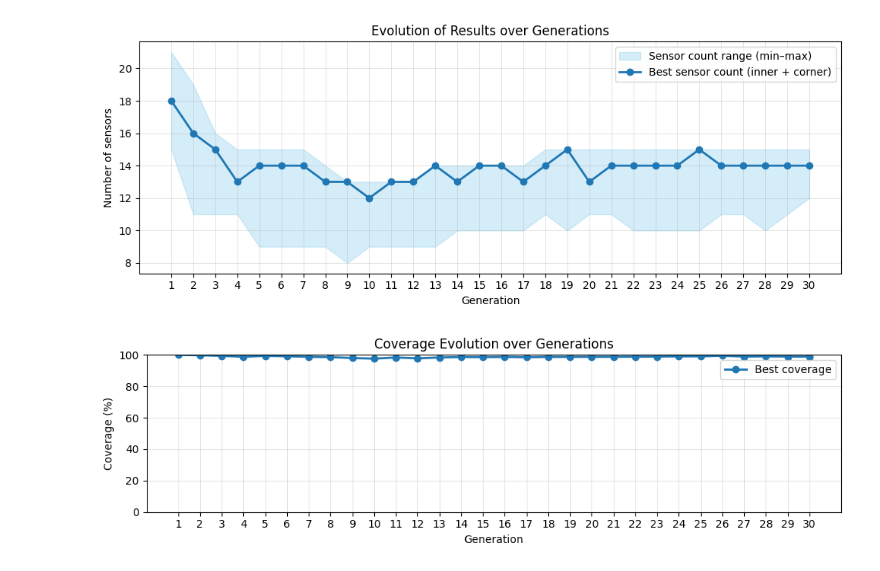
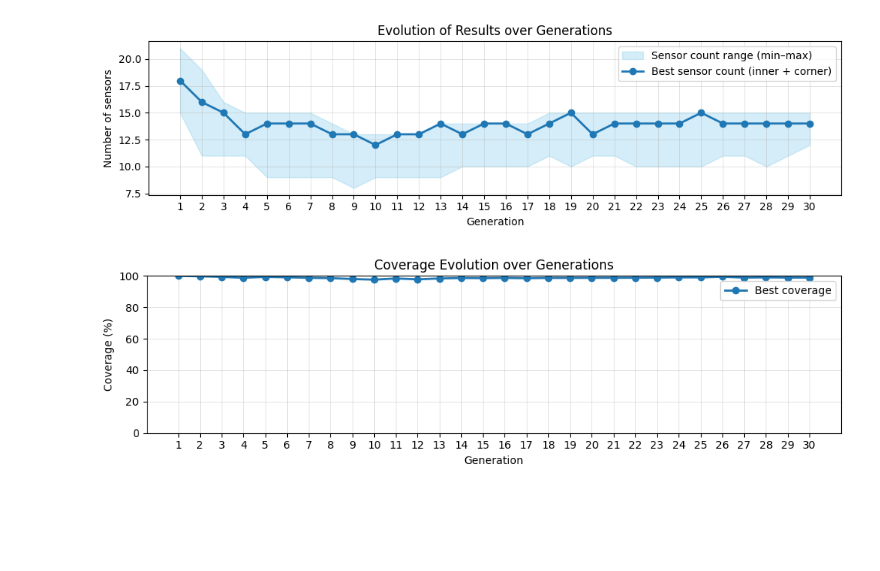
Before and after one commit to yutakseo/SensorDeployment_Optimizer, a Jupyter notebook: analyze_result.ipynb, the cells around one changed output. Cells and saved outputs as stored; diff of their text form; code cells hidden in the pictures; blank space fills up the shorter version.

```diff
--- a/analyze_result.ipynb
+++ b/analyze_result.ipynb
@@ -11,12 +10,12 @@ analyzer = Analyzer(
 # %%
 analyzer.plot_evolution_trend(
                         include_corners=True,
-                        figsize=(10, 4),
+                        figsize=(10, 3),
                         dpi=100,
                         title="Evolution of Results over Generations"
                         )
 # %% [output]
-[figure, old version]
+[figure, new version]
 # %%
 analyzer.plot_coverage_trend(
     title="Coverage Evolution over Generations",
```
Also changed, not shown: parts of 2 cells of this notebook, 1 other file.
